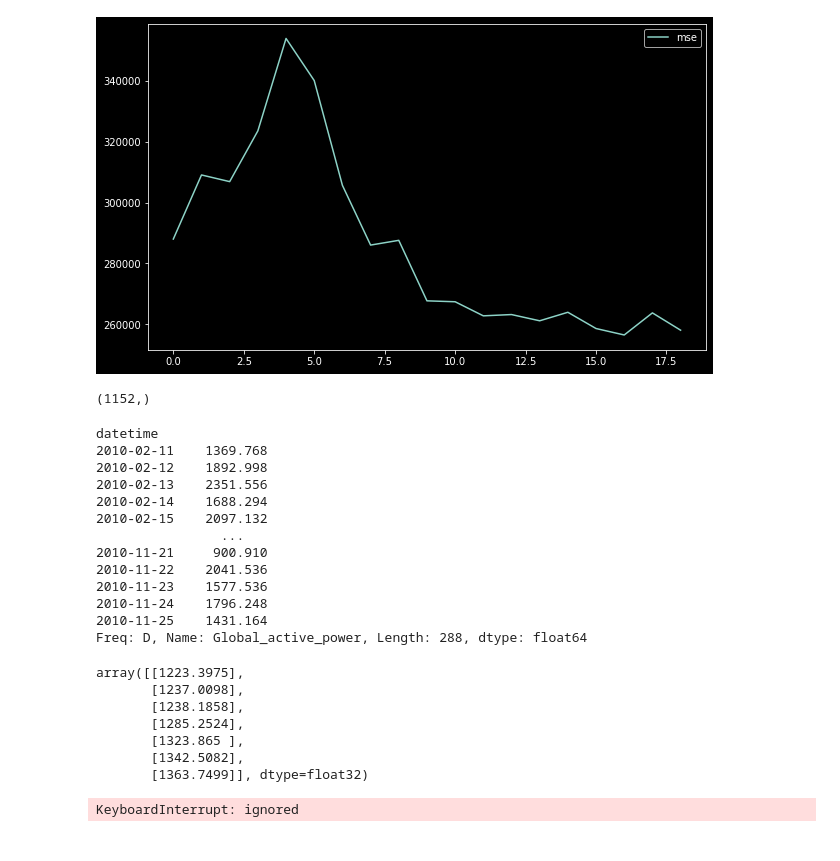
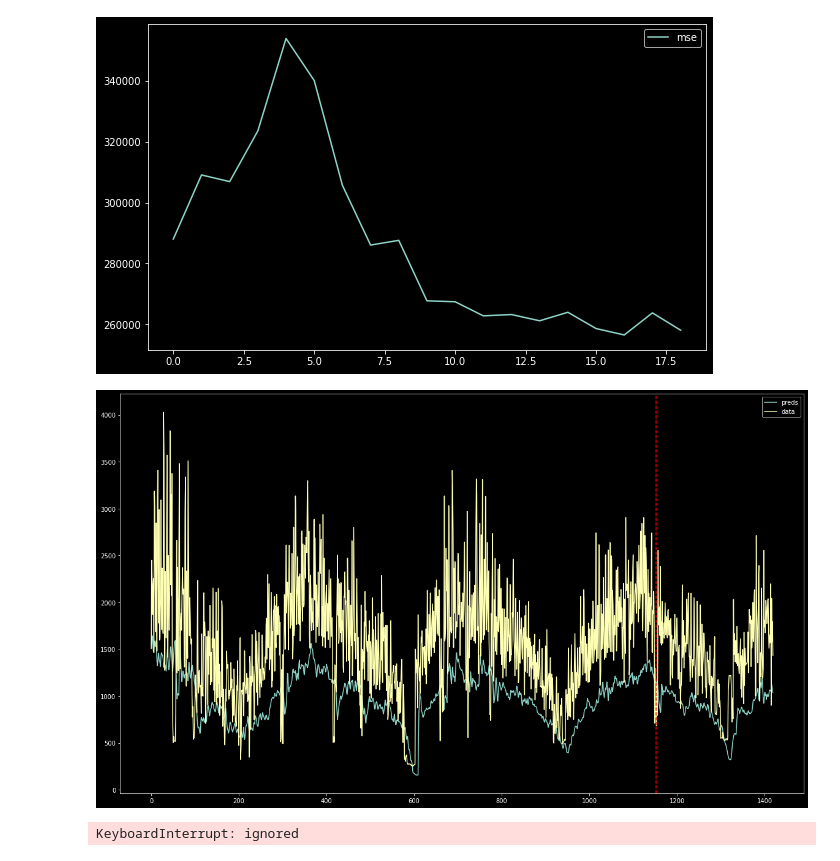
Before and after one commit to KimRass/warehouse, a Jupyter notebook: Data Science/Machine Learning/Time Series/Power Consumption & CNN-LSTM.ipynb, the cells around one changed output. Drawn from its saved outputs; the diff is of its cells as text; code cells hidden in the pictures.

```diff
--- a/Data Science/Machine Learning/Time Series/Power Consumption & CNN-LSTM.ipynb
+++ b/Data Science/Machine Learning/Time Series/Power Consumption & CNN-LSTM.ipynb
@@ -189,36 +189,19 @@ axes.plot(hist.history["mse"][1:], label="mse");
 axes.legend();
 # %% [output]
 [figure]
-# %%
-data_tr.shape
-# %% [output]
-(1152,)
-# %%
-data_te
-# %% [output]
-datetime
-2010-02-11    1369.768
-2010-02-12    1892.998
-2010-02-13    2351.556
-2010-02-14    1688.294
-2010-02-15    2097.132
-                ...
-2010-11-21     900.910
-2010-11-22    2041.536
-2010-11-23    1577.536
-2010-11-24    1796.248
-2010-11-25    1431.164
-Freq: D, Name: Global_active_power, Length: 288, dtype: float64
-# %%
-predictions[0]
-# %% [output]
-array([[1223.3975],
-       [1237.0098],
-       [1238.1858],
-       [1285.2524],
-       [1323.865 ],
-       [1342.5082],
-       [1363.7499]], dtype=float32)
+# %%
+X, y = blocked_cv(data["Global_active_power"], window_size, h)
+X = X[:, :, None]
+
+preds = model.predict(X)
+
+plt.subplots(figsize=(20, 12))
+plt.plot(preds[:, -1], label="preds");
+plt.plot(np.array(data["Global_active_power"].iloc[window_size + h - 1:]), label="data");
+plt.legend();
+plt.axvline(x=len(data) - test_size, c="red", ls="--");
+# %% [output]
+[figure, added]
 # %%
 history = [x for x in data_tr]
 predictions = list()
```
